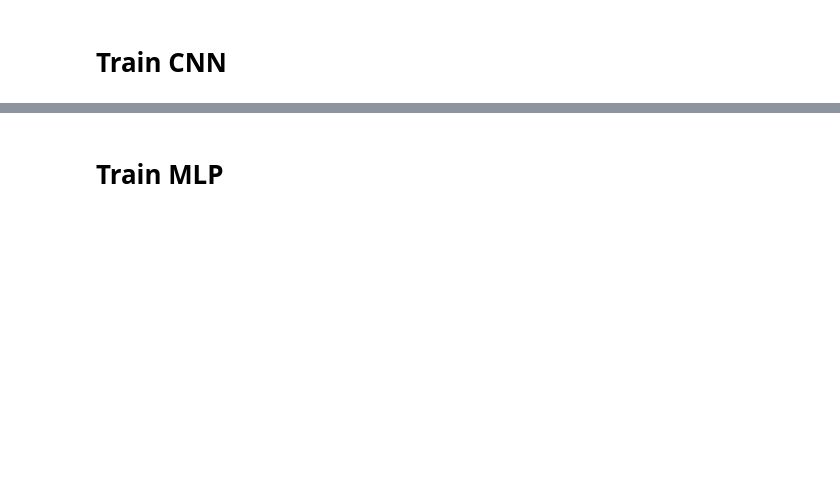
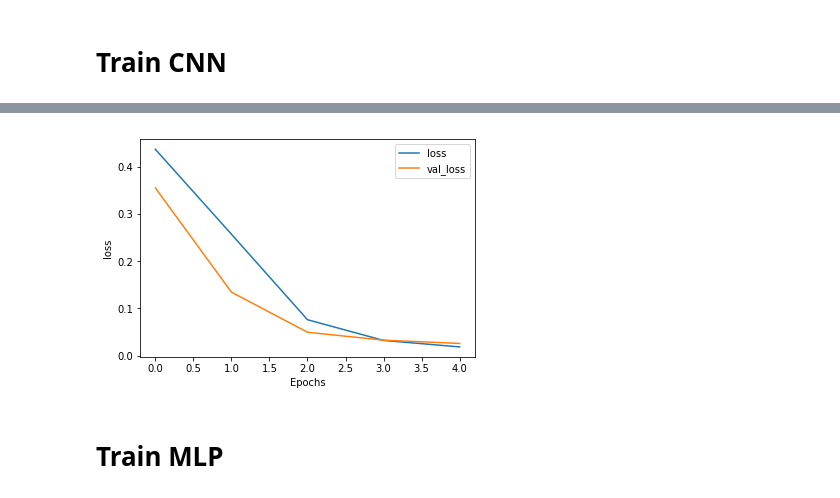
Before and after one commit to kshitij1489/review_classification, a Jupyter notebook: Glassdoor.ipynb, the cells around one changed output, grey strips where cells are left out. Cells and saved outputs as stored; diff of their text form; code cells hidden in the pictures; blank space fills up the shorter version.

```diff
--- a/Glassdoor.ipynb
+++ b/Glassdoor.ipynb
@@ -68,3 +74,7 @@ Epoch 5/5
+# %%
+plot_graphs(history_cnn, 'loss')
+# %% [output]
+[figure, added]
 # %% [markdown]
 # Train MLP
 # %%
```
Also changed, not shown: parts of 17 cells of this notebook, 1 other file.
